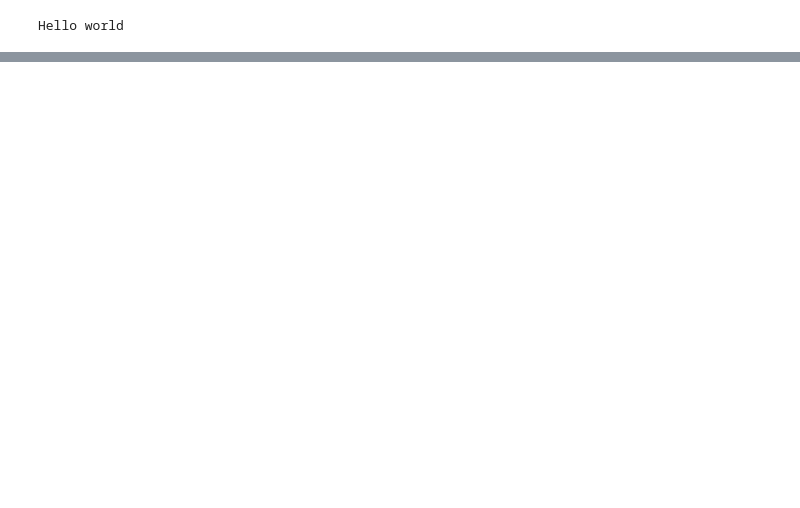
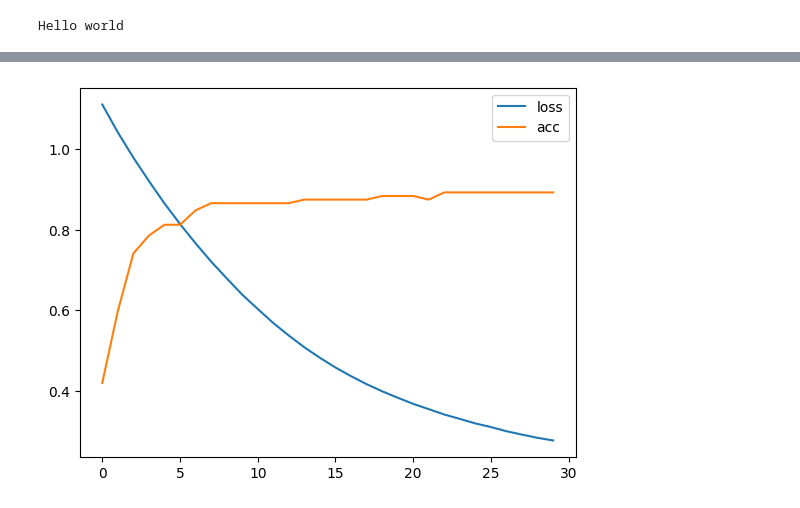
Before and after one commit to yosuke555/NeuralNetwork, a Jupyter notebook: first.ipynb, the cells around one changed output, grey strips where cells are left out. Saved outputs shown, nothing was run; the diff lists cells and outputs as text; code cells hidden in the pictures; blank space fills up the shorter version.

```diff
--- a/first.ipynb
+++ b/first.ipynb
@@ -29,0 +82,8 @@ $$y= \frac{1}{x}$$
+# %%
+## DeepLeaning
+import numpy as np
+from sklearn import datasets
+iris = datasets.load_iris()
+print(iris.data[:10])
+print(iris.target[:10])
+print(iris.data.shape)
@@ -29,0 +160,5 @@ $$y= \frac{1}{x}$$
+# %%
+##x_train:入力データ,t_train:正解データ,epochs:訓練データをn回使用すること,batch_size:サンプルのまとまり個数
+history = model.fit(x_train,t_train,epochs=30,batch_size = 8)
+
+## loss:正解と結果の誤差,accuracy:正答率
@@ -29,0 +183,13 @@ $$y= \frac{1}{x}$$
+# %%
+## 学習の推移
+import matplotlib.pyplot as plt
+
+his_loss = history.history['loss']
+his_acc = history.history['accuracy']
+
+plt.plot(np.arange(len(his_loss)),his_loss,label='loss')
+plt.plot(np.arange(len(his_acc)),his_acc,label='acc')
+plt.legend()
+plt.show()
+# %% [output]
+[figure, added]
```
Also changed, not shown: parts of 11 cells of this notebook.
